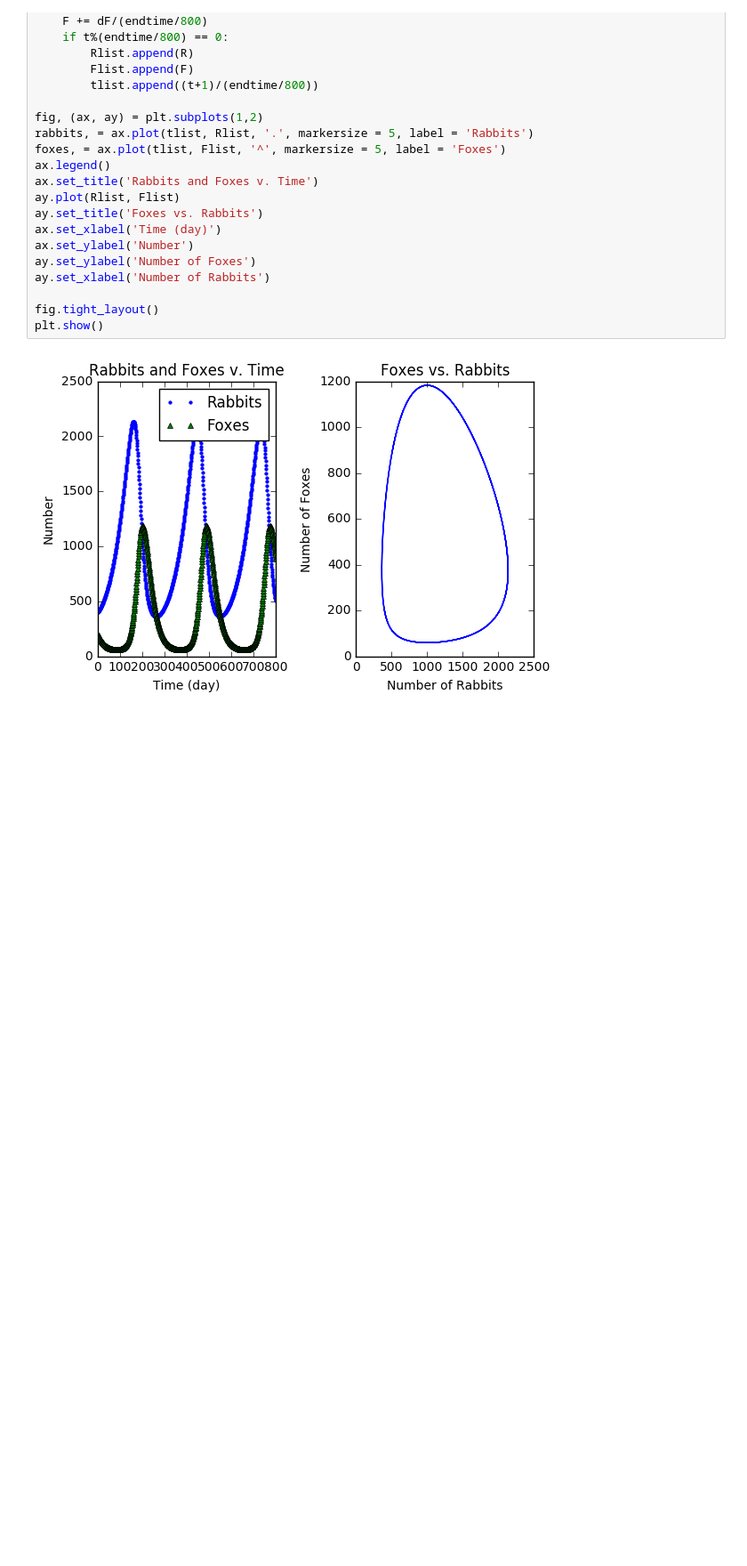
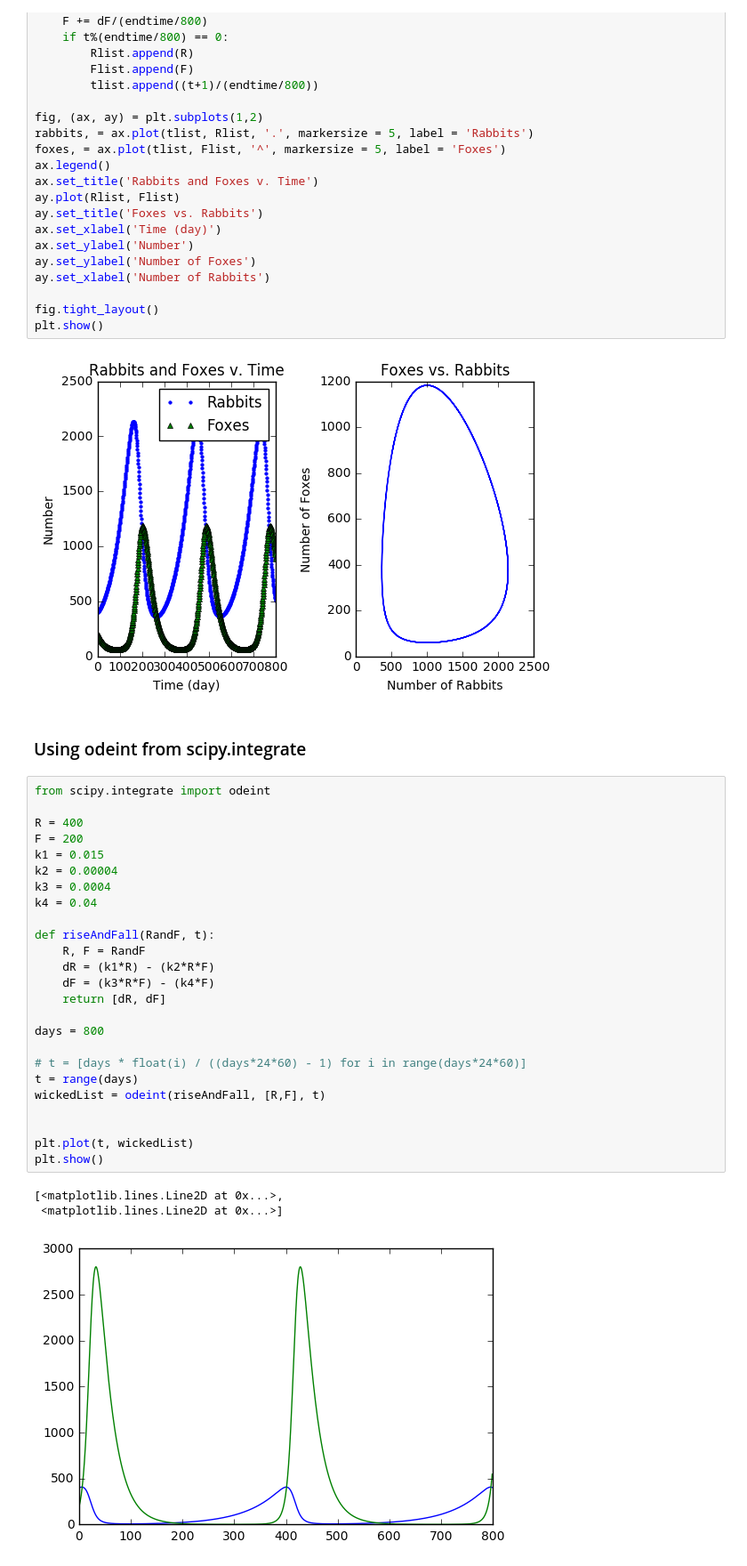
Before and after one commit to rwest/rabbits-and-foxes-cainja, a Jupyter notebook: rabbits-and-foxes.ipynb, the cells around one changed output. Shown at 89% size. Saved outputs shown, nothing was run; the diff lists cells and outputs as text; blank space fills up the shorter version.

Commit message:
Removed some previous files that were unnecessary, in ipynb, added odeint solution

```diff
--- a/rabbits-and-foxes.ipynb
+++ b/rabbits-and-foxes.ipynb
@@ -148,3 +146,34 @@ fig.tight_layout()
 plt.show()
 # %% [output]
 [figure]
+# %% [markdown]
+### Using odeint from scipy.integrate
+# %%
+from scipy.integrate import odeint
+
+R = 400
+F = 200
+k1 = 0.015
+k2 = 0.00004
+k3 = 0.0004
+k4 = 0.04
+
+def riseAndFall(RandF, t):
+    R, F = RandF
+    dR = (k1*R) - (k2*R*F)
+    dF = (k3*R*F) - (k4*F)
+    return [dR, dF]
+
+days = 800
+
+# t = [days * float(i) / ((days*24*60) - 1) for i in range(days*24*60)]
+t = range(days)
+wickedList = odeint(riseAndFall, [R,F], t)
+
+
+plt.plot(t, wickedList)
+plt.show()
+# %% [output]
+[<matplotlib.lines.Line2D at 0x...>,
+ <matplotlib.lines.Line2D at 0x...>]
+[figure, added]
```
Also changed, not shown: parts of 8 cells of this notebook, 2 other files.
